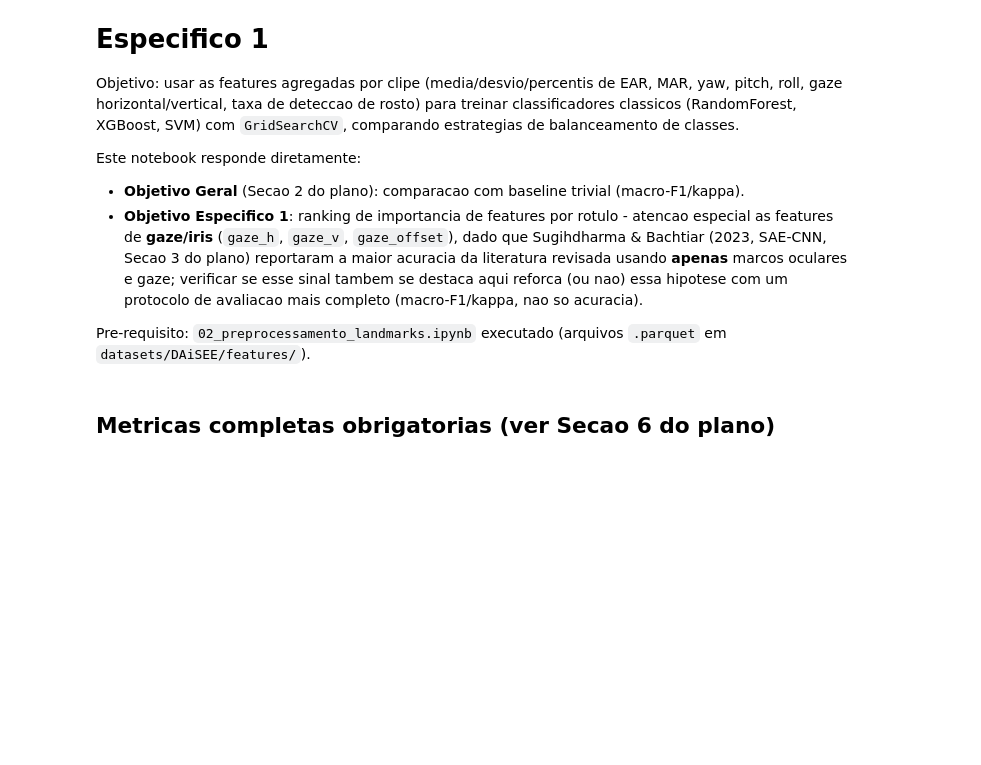
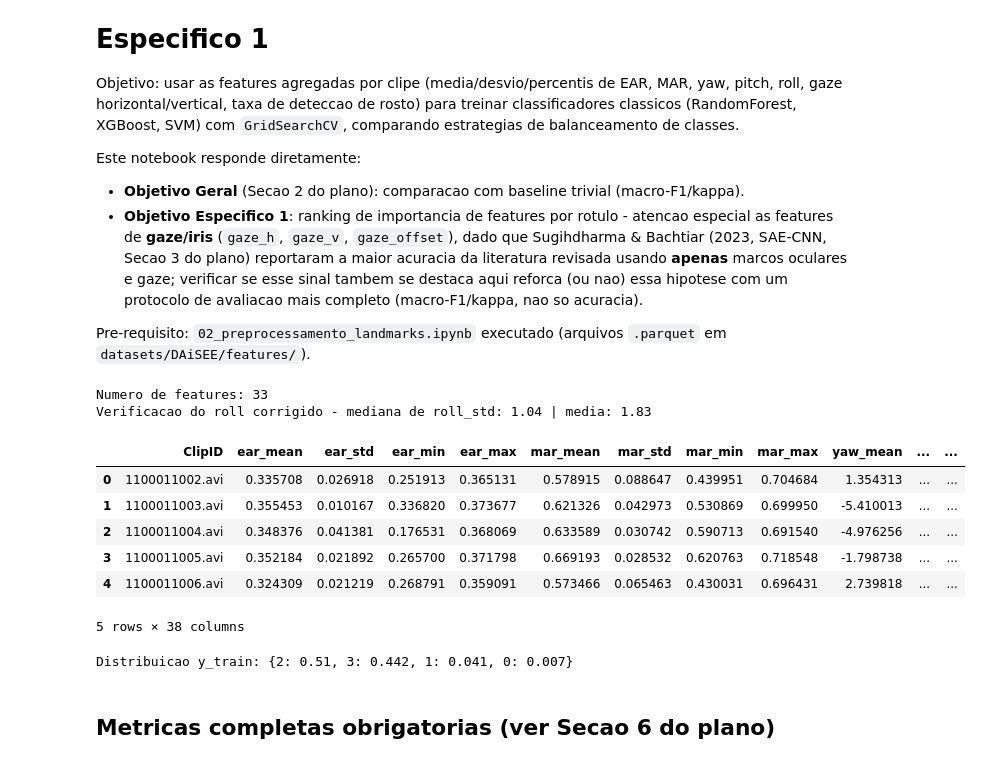
Before and after one commit to paulobrandaodev/Analise-Engajamento-EAD, a Jupyter notebook: notebooks/03_baseline_classico.ipynb, the cells around one changed output. Saved outputs shown, nothing was run; the diff lists cells and outputs as text; code cells hidden in the pictures; blank space fills up the shorter version.

```diff
--- a/notebooks/03_baseline_classico.ipynb
+++ b/notebooks/03_baseline_classico.ipynb
@@ -30,34 +30,62 @@ ROOT = Path.cwd().parent
 FEATURES_DIR = ROOT / "datasets" / "DAiSEE" / "features"
 TARGET = "Engagement"  # trocar para Boredom/Confusion/Frustration para repetir a analise (Objetivo 1)
 # %%
+def desdobrar_roll(s):
+    """Corrige a descontinuidade circular do angulo de roll.
+
+    O roll vindo do solvePnP/Rodrigues fica em [-180, 180] e, para uma cabeca ereta,
+    concentra-se junto de +-180 (99,4% dos quadros). Assim, +179 e -179 - que distam
+    2 graus na realidade - aparecem como 358 graus de diferenca, inflando media/desvio.
+    Isso corrompia `roll_std` em 25,4% dos clipes (media 35,3 contra 1,8 do desvio
+    circular correto). Mapear para [0, 360) desloca o corte para 0 e torna a serie
+    continua na regiao onde os dados de fato estao.
+    """
+    return s % 360
+
+
 def load_and_aggregate(split_name):
     df = pd.read_parquet(FEATURES_DIR / f"{split_name}_frame_features.parquet")
+    df["roll"] = desdobrar_roll(df["roll"])
     feat_cols = ["ear", "mar", "yaw", "pitch", "roll", "gaze_h", "gaze_v", "gaze_offset"]
 
     agg_funcs = ["mean", "std", "min", "max"]
     grouped = df.groupby("ClipID")
 
     agg = grouped[feat_cols].agg(agg_funcs)
     agg.columns = ["_".join(c) for c in agg.columns]
     face_rate = grouped["face_detected"].mean().rename("face_detection_rate")
     labels = grouped[["Boredom", "Engagement", "Confusion", "Frustration"]].first()
 
     out = agg.join(face_rate).join(labels).reset_index()
     return out
 
 train_agg = load_and_aggregate("train")
 val_agg = load_and_aggregate("validation")
 test_agg = load_and_aggregate("test")
 
 feature_cols = [c for c in train_agg.columns if c not in ["ClipID", "Boredom", "Engagement", "Confusion", "Frustration"]]
 print("Numero de features:", len(feature_cols))
+print("Verificacao do roll corrigido - mediana de roll_std:", round(train_agg["roll_std"].median(), 2),
+      "| media:", round(train_agg["roll_std"].mean(), 2))
 train_agg.head()
+# %% [output]
+Numero de features: 33
+Verificacao do roll corrigido - mediana de roll_std: 1.04 | media: 1.83
+|  | ClipID | ear_mean | ear_std | ear_min | ear_max | mar_mean | mar_std | mar_min | mar_max | yaw_mean | ... | ... |
+| 0 | 1100011002.avi | 0.335708 | 0.026918 | 0.251913 | 0.365131 | 0.578915 | 0.088647 | 0.439951 | 0.704684 | 1.354313 | ... | ... |
+| 1 | 1100011003.avi | 0.355453 | 0.010167 | 0.336820 | 0.373677 | 0.621326 | 0.042973 | 0.530869 | 0.699950 | -5.410013 | ... | ... |
+| 2 | 1100011004.avi | 0.348376 | 0.041381 | 0.176531 | 0.368069 | 0.633589 | 0.030742 | 0.590713 | 0.691540 | -4.976256 | ... | ... |
+| 3 | 1100011005.avi | 0.352184 | 0.021892 | 0.265700 | 0.371798 | 0.669193 | 0.028532 | 0.620763 | 0.718548 | -1.798738 | ... | ... |
+| 4 | 1100011006.avi | 0.324309 | 0.021219 | 0.268791 | 0.359091 | 0.573466 | 0.065463 | 0.430031 | 0.696431 | 2.739818 | ... | ... |
+5 rows × 38 columns
 # %%
 X_train, y_train = train_agg[feature_cols].fillna(0), train_agg[TARGET]
 X_val, y_val = val_agg[feature_cols].fillna(0), val_agg[TARGET]
 X_test, y_test = test_agg[feature_cols].fillna(0), test_agg[TARGET]
 
 print("Distribuicao y_train:", y_train.value_counts(normalize=True).round(3).to_dict())
+# %% [output]
+Distribuicao y_train: {2: 0.51, 3: 0.442, 1: 0.041, 0: 0.007}
 # %% [markdown]
 ## Metricas completas obrigatorias (ver Secao 6 do plano)
 # %%
```
Also changed, not shown: parts of 8 cells of this notebook, 33 other files.
